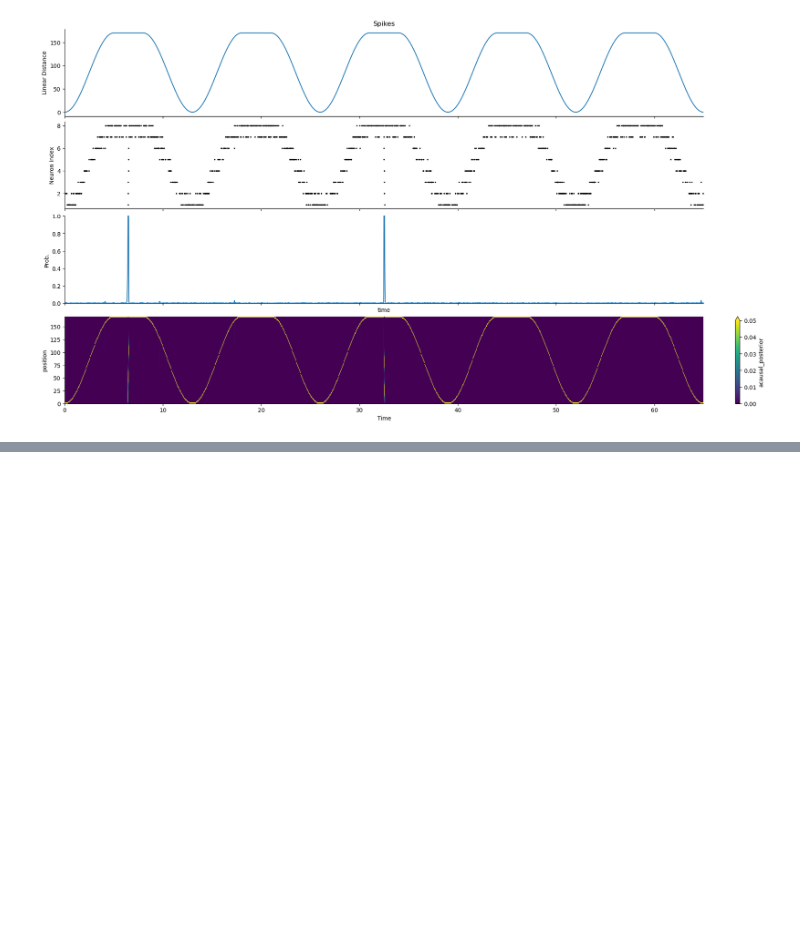
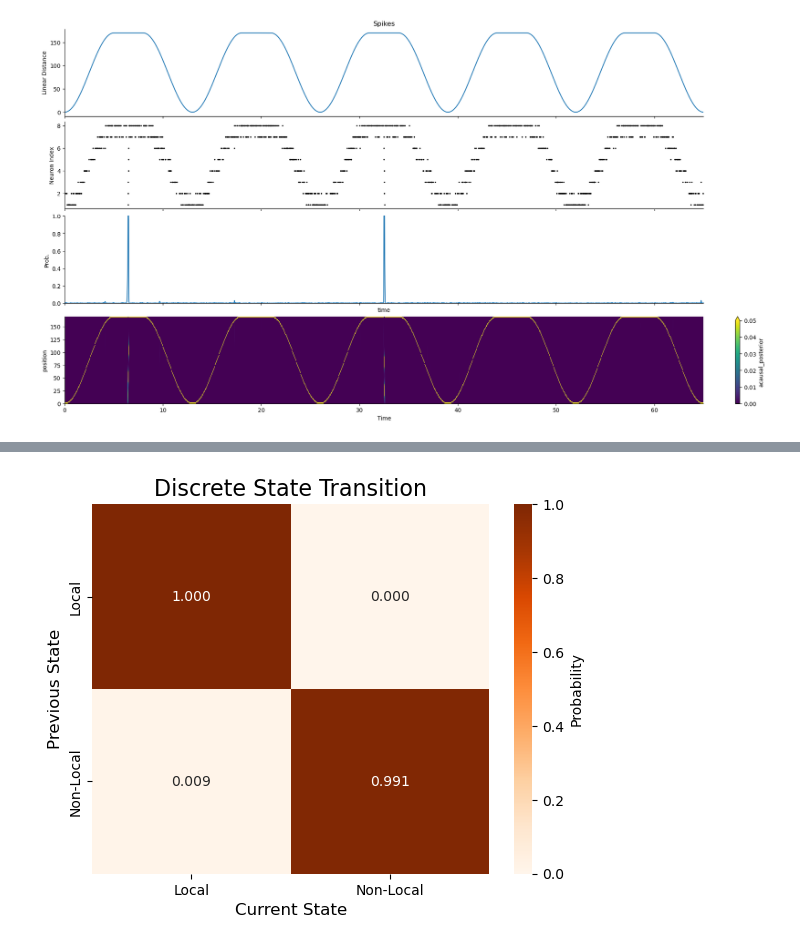
Before and after one commit to Eden-Kramer-Lab/replay_identification, a Jupyter notebook: notebooks/test_spiking_kde.ipynb, the cells around one changed output, grey strips where cells are left out. Drawn from its saved outputs; the diff is of its cells as text; code cells hidden in the pictures; blank space fills up the shorter version.

```diff
--- a/notebooks/test_spiking_kde.ipynb
+++ b/notebooks/test_spiking_kde.ipynb
@@ -321,0 +340,8 @@ plot_results(results_em, time, spikes, position)
+# %%
+from replay_identification import SortedSpikesDetector
+
+
+detector2 = SortedSpikesDetector(
+    sorted_spikes_algorithm="spiking_likelihood_kde",
+    discrete_state_transition_type="make_from_user_specified_diagonal",
+)
@@ -321,0 +436,4 @@ plot_results(results_em, time, spikes, position)
+# %%
+detector2.plot_discrete_state_transition()
+# %% [output]
+[figure, added]
```
Also changed, not shown: parts of 6 cells of this notebook, 1 other file.
